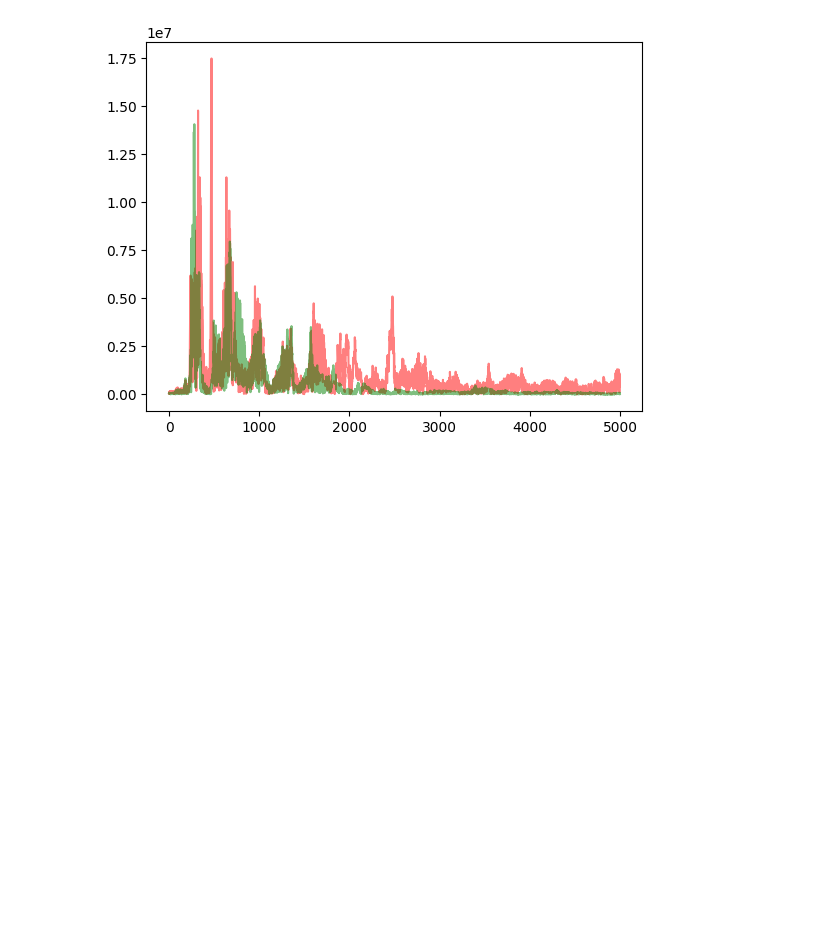
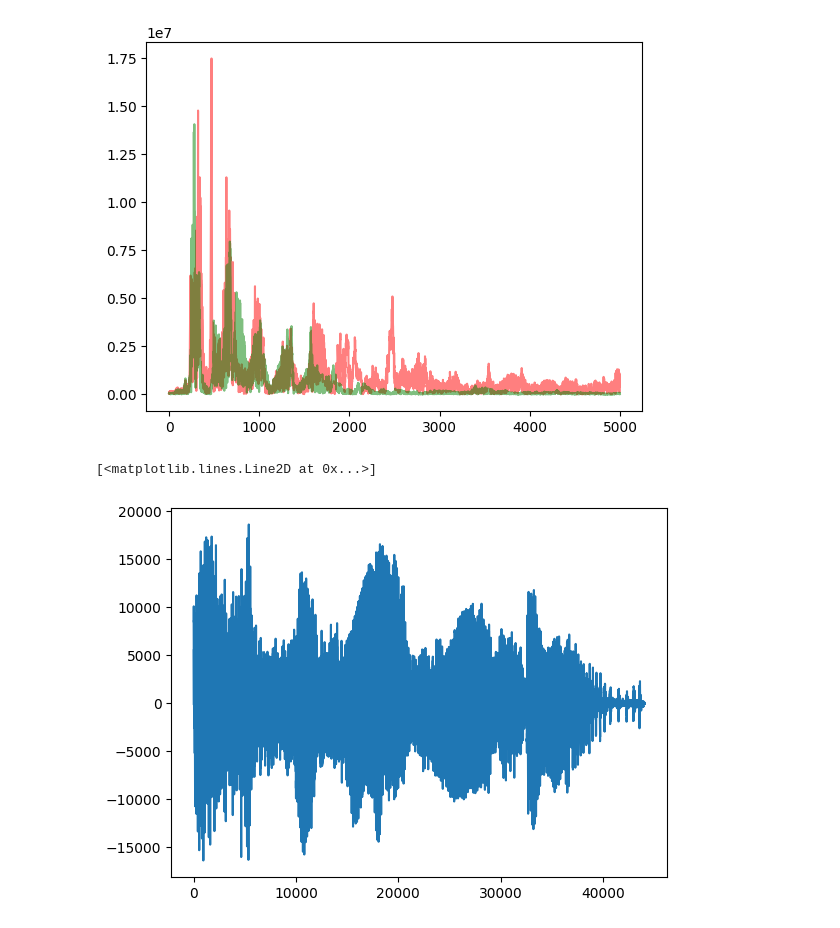
Before and after one commit to Tuzi06/NLP-demo, a Jupyter notebook: exp2.ipynb, the cells around one changed output. Saved outputs shown, nothing was run; the diff lists cells and outputs as text; code cells hidden in the pictures; blank space fills up the shorter version.

```diff
--- a/exp2.ipynb
+++ b/exp2.ipynb
@@ -40,3 +40,8 @@ mix = trans1+trans2
 write('./data/res/audio6.wav',samplerate,ifft(mix).astype(source.dtype))
 # %% [output]
 [figure]
+# %%
+plt.plot(ifft(trans1))
+# %% [output]
+[<matplotlib.lines.Line2D at 0x...>]
+[figure, added]
```
Also changed, not shown: parts of 1 cell of this notebook, 2 other files.
